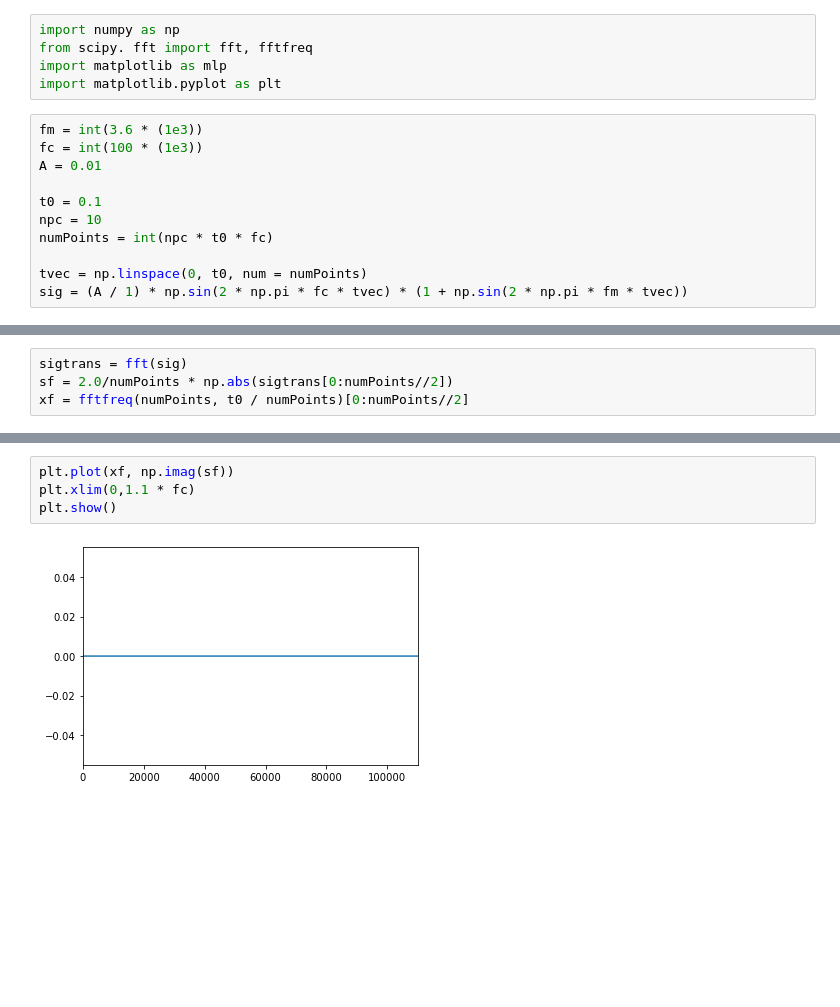
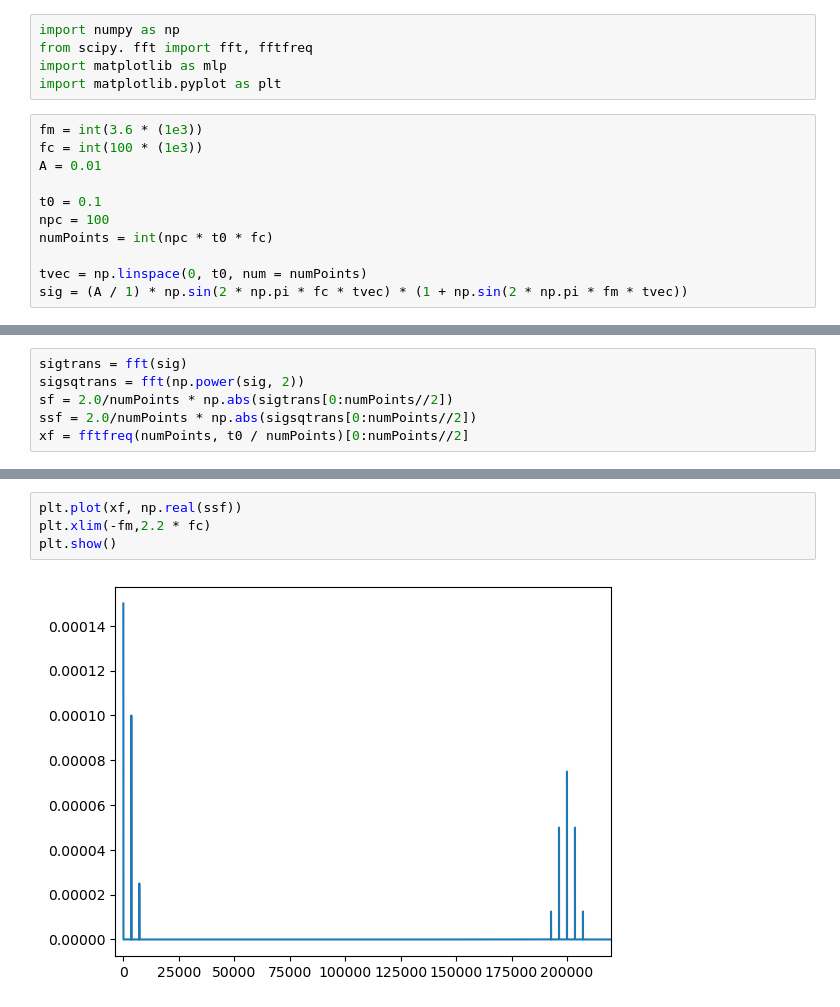
Before and after one commit to eelyon/LyonLabCodebase, a Jupyter notebook: miscCalcs/fourierComponentResThermo/fcrt.ipynb, the cells around one changed output, grey strips where cells are left out. Saved outputs shown, nothing was run; the diff lists cells and outputs as text; blank space fills up the shorter version.

```diff
--- a/miscCalcs/fourierComponentResThermo/fcrt.ipynb
+++ b/miscCalcs/fourierComponentResThermo/fcrt.ipynb
@@ -9,7 +9,7 @@ fc = int(100 * (1e3))
 A = 0.01
 
 t0 = 0.1
-npc = 10
+npc = 100
 numPoints = int(npc * t0 * fc)
 
 tvec = np.linspace(0, t0, num = numPoints)
@@ -22,6 +22,8 @@ plt.show()
 # %%
 sigtrans = fft(sig)
+sigsqtrans = fft(np.power(sig, 2))
 sf = 2.0/numPoints * np.abs(sigtrans[0:numPoints//2])
+ssf = 2.0/numPoints * np.abs(sigsqtrans[0:numPoints//2])
 xf = fftfreq(numPoints, t0 / numPoints)[0:numPoints//2]
 # %%
 plt.plot(xf, np.real(sf))
@@ -33,6 +35,6 @@ plt.show()
 # %%
-plt.plot(xf, np.imag(sf))
-plt.xlim(0,1.1 * fc)
+plt.plot(xf, np.real(ssf))
+plt.xlim(-fm,2.2 * fc)
 plt.show()
 # %% [output]
-[figure, old version]
+[figure, new version]
```
Also changed, not shown: parts of 2 cells of this notebook.
